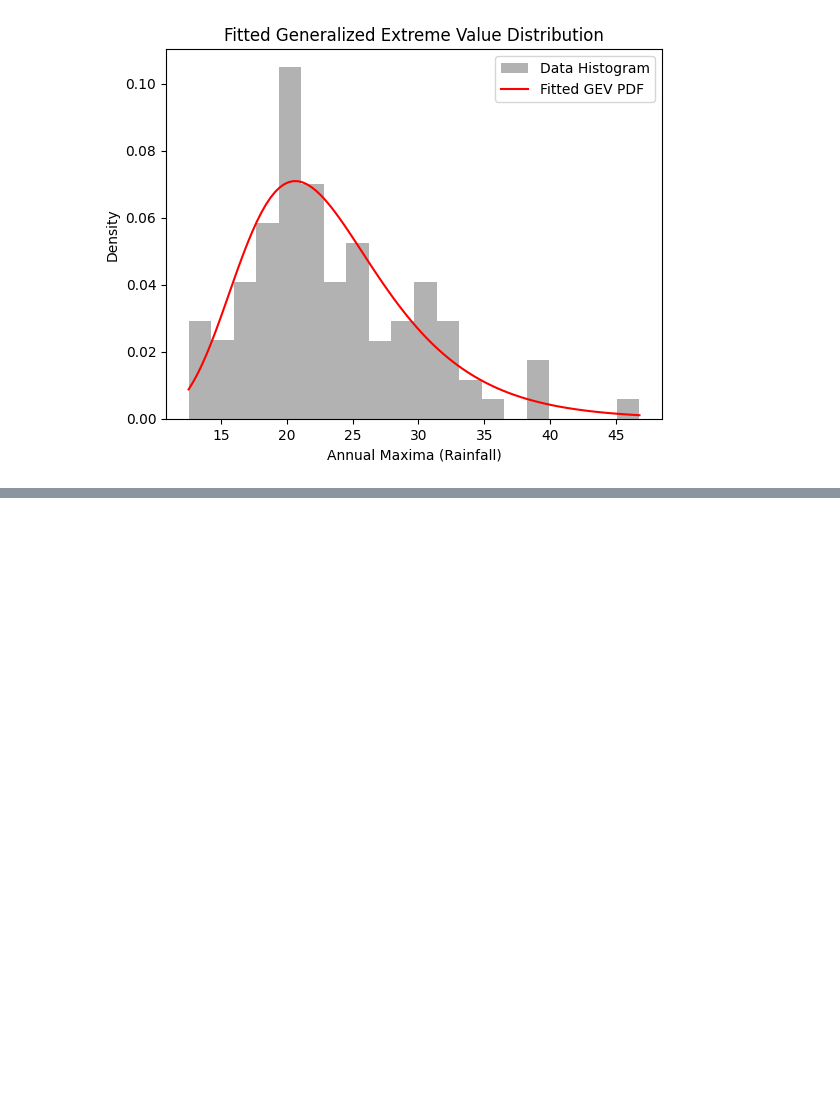
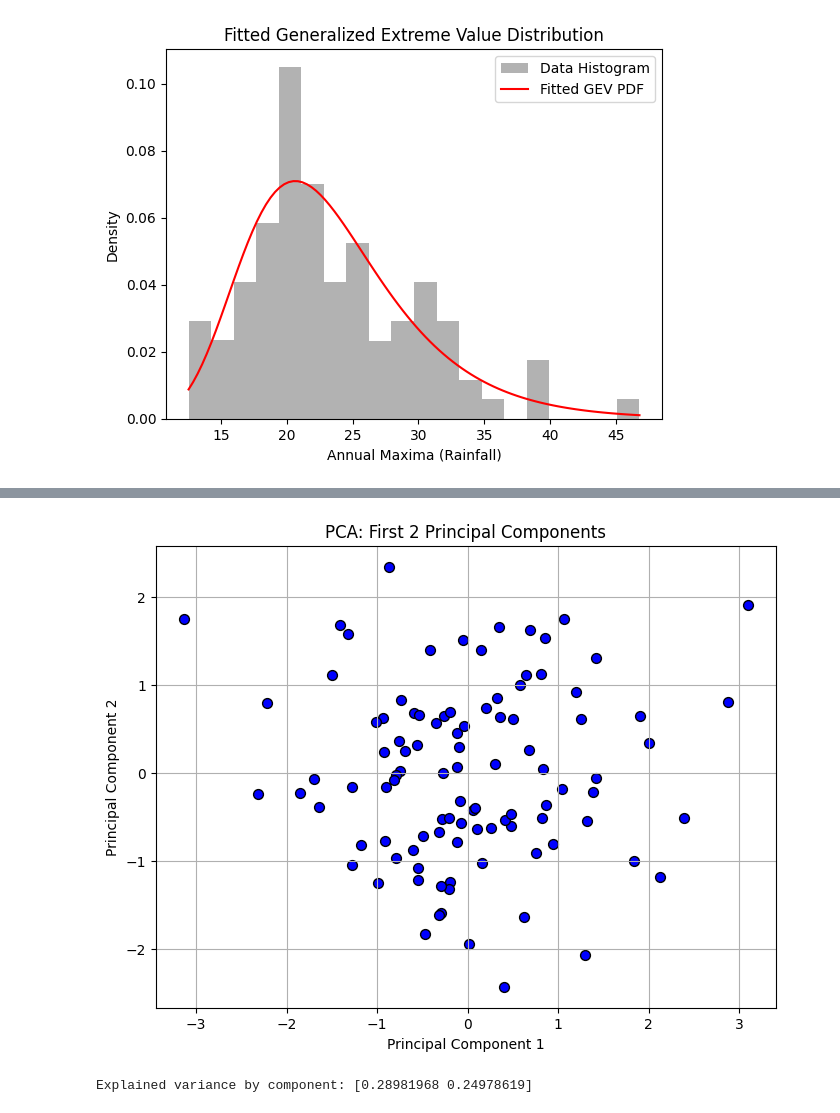
Before and after one commit to mghasemi19/Anomaly-detection-HEP, a Jupyter notebook: Tutorial1.ipynb, the cells around one changed output, grey strips where cells are left out. Saved outputs shown, nothing was run; the diff lists cells and outputs as text; code cells hidden in the pictures; blank space fills up the shorter version.

```diff
--- a/Tutorial1.ipynb
+++ b/Tutorial1.ipynb
@@ -387,0 +500,27 @@ Scale parameter (s): 5.186148872789918
+# %%
+# Generate a sample dataset
+np.random.seed(42)
+data = np.random.randn(100, 4)  # 100 samples, 3 features
+
+# Standardize the data
+scaler = StandardScaler()
+scaled_data = scaler.fit_transform(data)
+
+# Apply PCA
+pca = PCA(n_components=2)  # Reduce to 2 dimensions
+pca_result = pca.fit_transform(scaled_data)
+
+# Plot the results
+plt.figure(figsize=(8, 6))
+plt.scatter(pca_result[:, 0], pca_result[:, 1], c='blue', edgecolor='k', s=50)
+plt.xlabel('Principal Component 1')
+plt.ylabel('Principal Component 2')
+plt.title('PCA: First 2 Principal Components')
+plt.grid(True)
+plt.show()
+
+# Explained variance
+print(f'Explained variance by component: {pca.explained_variance_ratio_}')
+# %% [output]
+[figure, added]
+Explained variance by component: [0.28981968 0.24978619]
```
Also changed, not shown: parts of 9 cells of this notebook.
